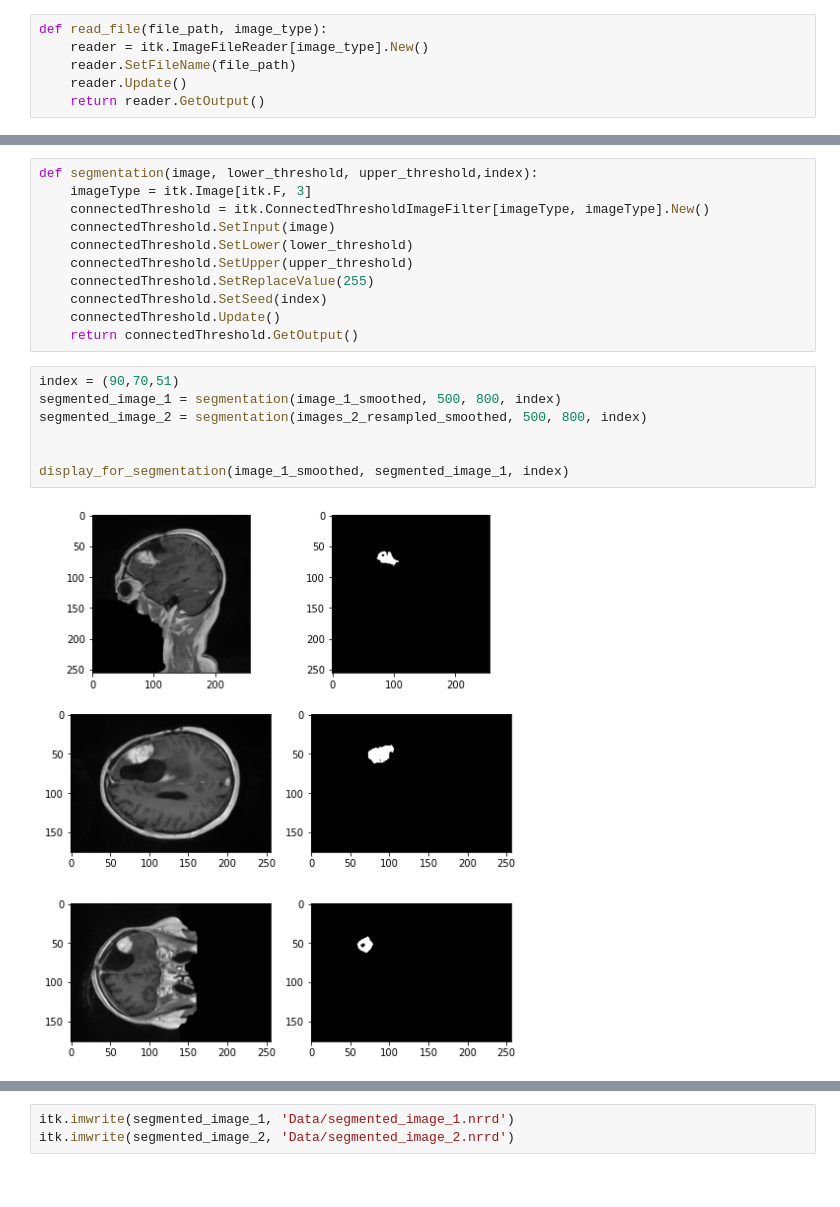
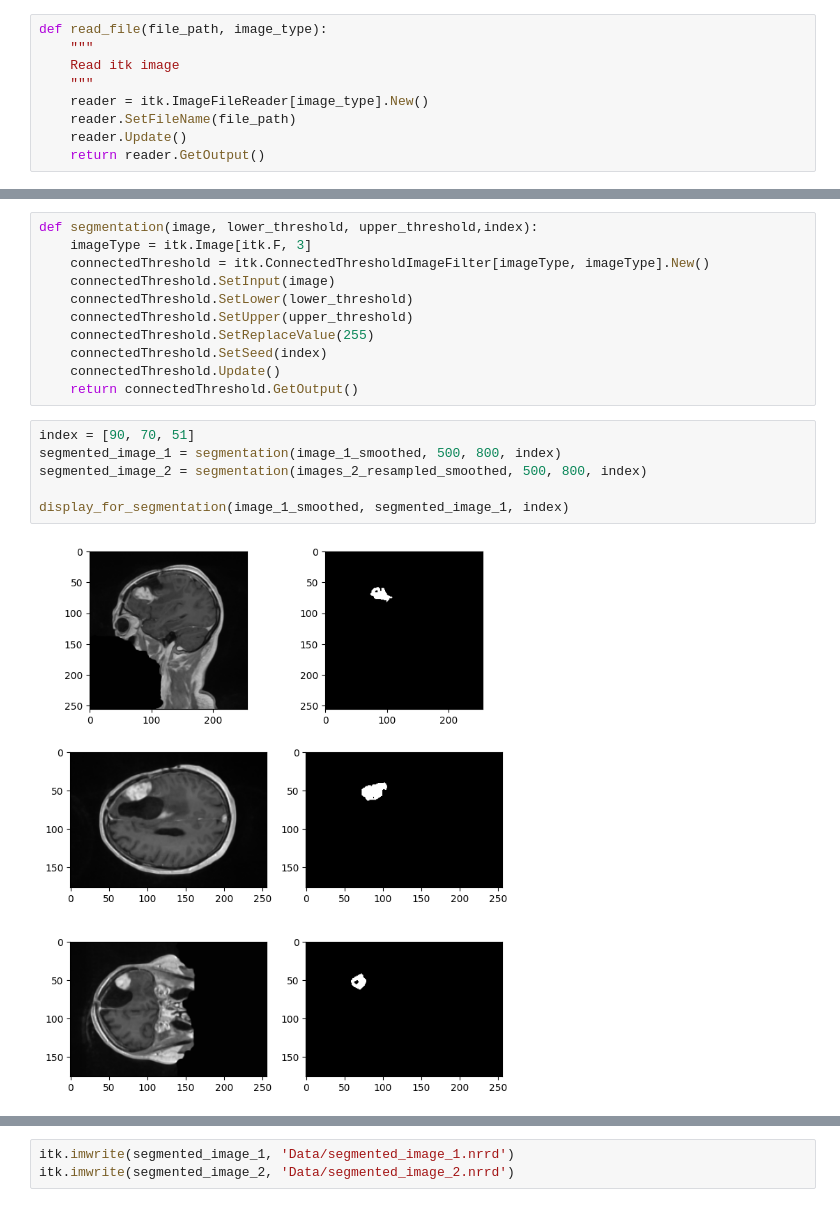
Before and after one commit to QuentinAM/VITK, a Jupyter notebook: notebook.ipynb, the cells around one changed output, grey strips where cells are left out. Drawn from its saved outputs; the diff is of its cells as text.

```diff
--- a/notebook.ipynb
+++ b/notebook.ipynb
@@ -8,6 +6,9 @@ import itkwidgets
 # Fonction pour visualiser et lire
 # %%
 def read_file(file_path, image_type):
+    """
+    Read itk image
+    """
     reader = itk.ImageFileReader[image_type].New()
     reader.SetFileName(file_path)
     reader.Update()
@@ -361,14 +405,13 @@ def segmentation(image, lower_threshold, upper_threshold,index):
     connectedThreshold.Update()
     return connectedThreshold.GetOutput()
 # %%
-index = (90,70,51)
+index = [90, 70, 51]
 segmented_image_1 = segmentation(image_1_smoothed, 500, 800, index)
 segmented_image_2 = segmentation(images_2_resampled_smoothed, 500, 800, index)
 
-
 display_for_segmentation(image_1_smoothed, segmented_image_1, index)
 # %% [output]
-[figure, old version]
+[figure, new version]
 # %%
 display_for_segmentation(images_2_resampled_smoothed, segmented_image_2, index)
 # %% [output]
```
Also changed, not shown: parts of 21 cells of this notebook, 9 other files.
